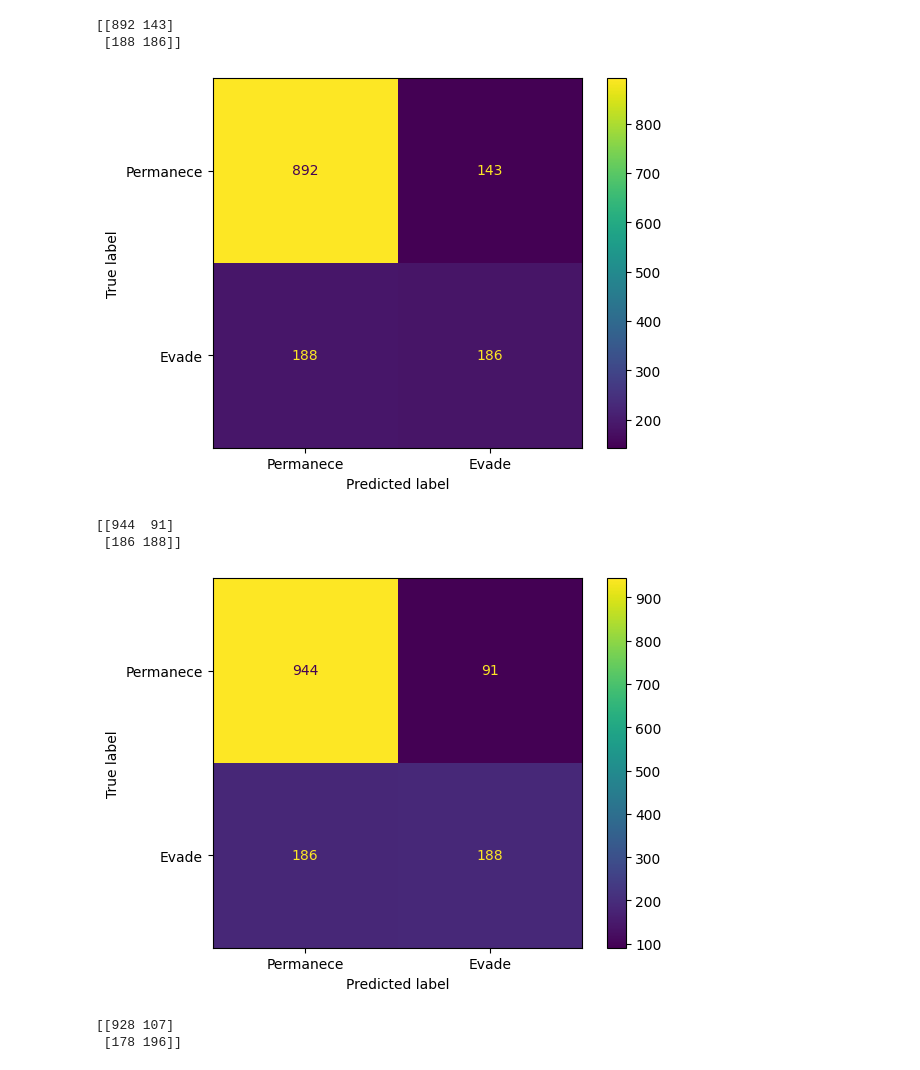
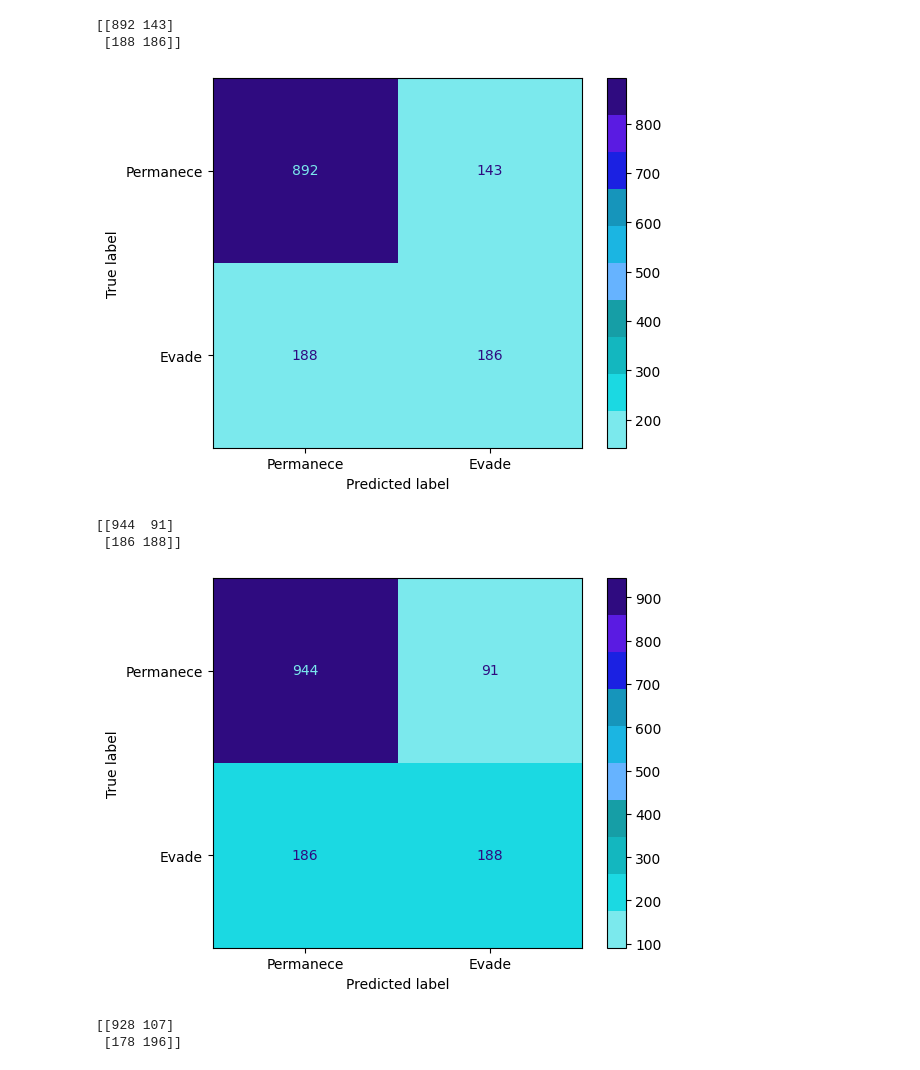
Before and after one commit to DanielRaiicHu/telecom_x_2, a Jupyter notebook: telecom_x_2.ipynb, the cells around one changed output. Drawn from its saved outputs; the diff is of its cells as text; code cells hidden in the pictures.

Commit message:
Actualización: Definiendo colores a Matriz de Confusión

```diff
--- a/telecom_x_2.ipynb
+++ b/telecom_x_2.ipynb
@@ -332 +335,12 @@ dtype: float64
+# %%
+# Paleta de colores
+
+color_si, color_SI, color_no, color_NO, color_nulo_1, color_nulo_2 = '#66b3ff', '#0B105E', '#FF6666', '#6E141E', '#999999', '#808080'
+color_masculino, color_femenino = '#66b3ff','#da86da'
+color_fondo, color_fondo_2 = '#f3e9ea', '#66b3ff'
+color_interior = '#ebf9ff'
+color_borde = '#999999'
+color_1, color_2, color_3, color_4, color_5, color_6, color_7 = '#66b3ff', '#1bb5e2','#1695BB',  '#1bd9e2', '#1b21e2', '#5a1be2', '#c71be2'
+colores = ['#66b3ff', '#1bb5e2','#1695BB',  '#1bd9e2', '#1b21e2', '#5a1be2', '#c71be2']
+colores_matriz = ['#7BE9ED','#1bd9e2','#13B7BF','#169EA6','#66b3ff','#1bb5e2','#1695BB','#1b21e2','#5a1be2','#2F0B80']
 # %%
@@ -2008,13 +2025,17 @@ print(matriz_confusion_arbol)
  [188 186]]
 # %%
 # Matriz de Confusión - Modelo Árbol
+
+cmap_matriz = ListedColormap(colores_matriz)
+
 visualizacion_arbol = ConfusionMatrixDisplay(
     confusion_matrix=matriz_confusion_arbol,
     display_labels=['Permanece', 'Evade']  # Etiquetas para las clases 0 y 1
 )
-visualizacion_arbol.plot();
+
+visualizacion_arbol.plot(cmap=cmap_matriz);
 # %% [output]
-[figure, old version]
+[figure, new version]
 # %%
 # Genera las predicciones del modelo de Random Forest usando los datos del conjunto de validación.
 y_previsto_forest = modelo_forest.predict(X_val)
@@ -2026,13 +2047,17 @@ print(matriz_confusion_forest)
  [186 188]]
 # %%
 # Matriz de Confusión - Modelo Random Forest
+
+cmap_matriz = ListedColormap(colores_matriz)
+
 visualizacion_forest = ConfusionMatrixDisplay(
     confusion_matrix=matriz_confusion_forest,
     display_labels=['Permanece', 'Evade']  # Etiquetas para las clases 0 y 1
 )
-visualizacion_forest.plot();
+visualizacion_forest.plot(cmap=cmap_matriz)
+plt.show()
 # %% [output]
-[figure, old version]
+[figure, new version]
 # %%
 # Genera las predicciones del modelo de Regresión Logística usando los datos del conjunto de validación.
 y_previsto_logistica = modelo_logistica.predict(X_val_scaled)
```
Also changed, not shown: parts of 27 cells of this notebook.
